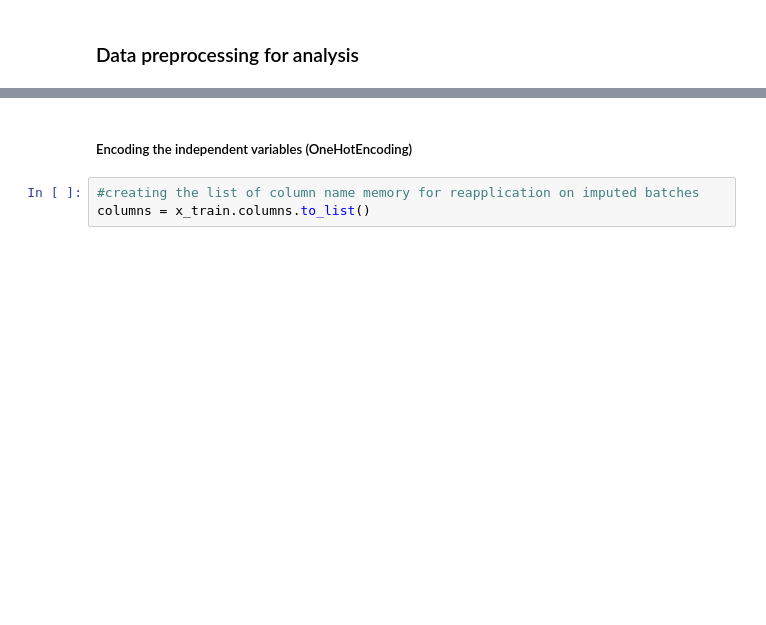
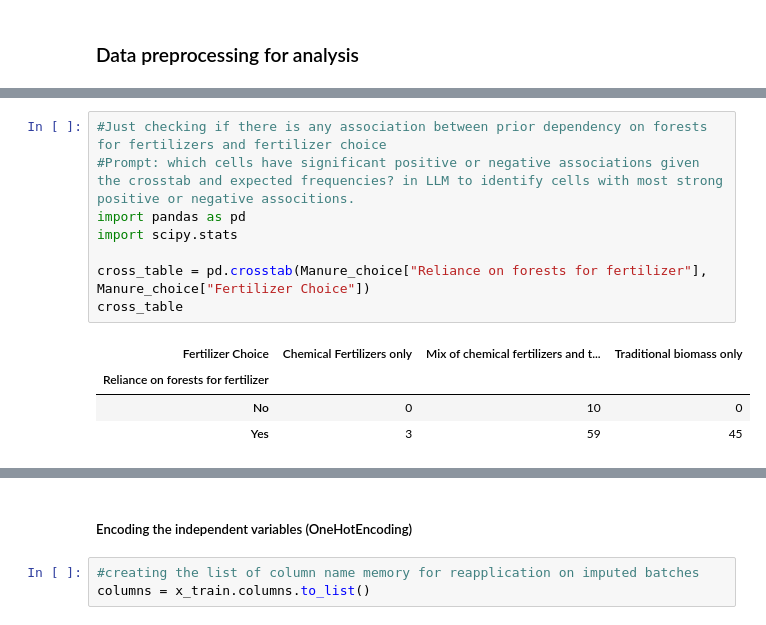
Before and after one commit to Prience91/Crop-and-Fertilizer-Choices, a Jupyter notebook: Forest_Manure.ipynb, the cells around one changed output, grey strips where cells are left out. Drawn from its saved outputs; the diff is of its cells as text; blank space fills up the shorter version.

```diff
--- a/Forest_Manure.ipynb
+++ b/Forest_Manure.ipynb
@@ -534,0 +543,13 @@ memory usage: 6.4+ KB
+# %%
+#Just checking if there is any association between prior dependency on forests for fertilizers and fertilizer choice
+#Prompt: which cells have significant positive or negative associations given the crosstab and expected frequencies? in LLM to identify cells with most strong positive or negative associtions.
+import pandas as pd
+import scipy.stats
+
+cross_table = pd.crosstab(Manure_choice["Reliance on forests for fertilizer"], Manure_choice["Fertilizer Choice"])
+cross_table
+# %% [output]
+| Fertilizer Choice | Chemical Fertilizers only | Mix of chemical fertilizers and t... | Traditional biomass only |
+| Reliance on forests for fertilizer |  |  |  |
+| No | 0 | 10 | 0 |
+| Yes | 3 | 59 | 45 |
```
Also changed, not shown: parts of 12 cells of this notebook, 2 other files.
